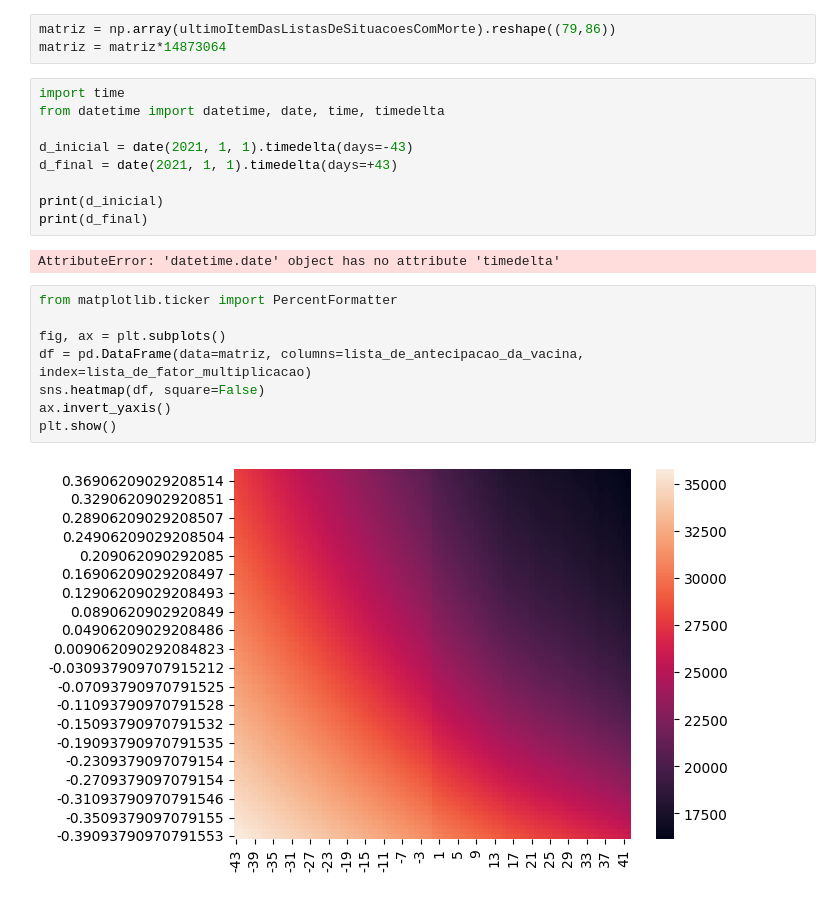
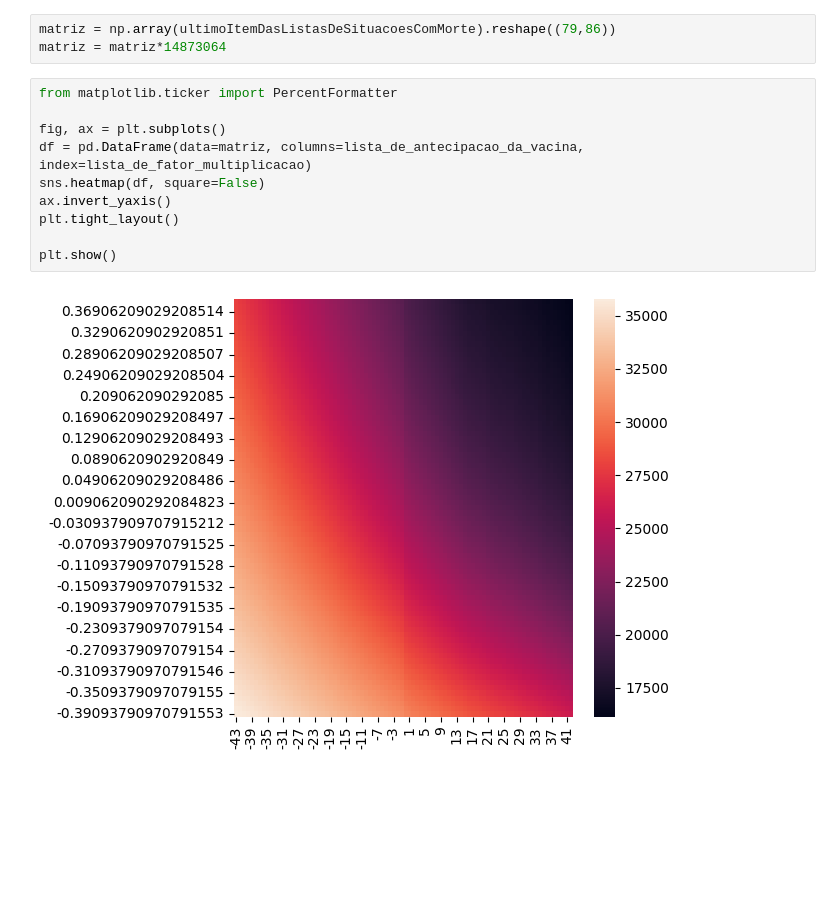
Before and after one commit to filipe7788/SEIHURD, a Jupyter notebook: cenarios_de_simulacao/mapa_de_calor.ipynb, the cells around one changed output. Cells and saved outputs as stored; diff of their text form; blank space fills up the shorter version.

```diff
--- a/cenarios_de_simulacao/mapa_de_calor.ipynb
+++ b/cenarios_de_simulacao/mapa_de_calor.ipynb
@@ -369,24 +369,15 @@ X,Y=np.meshgrid(lista_de_fator_multiplicacao,lista_de_antecipacao_da_vacina)
 # %%
 matriz = np.array(ultimoItemDasListasDeSituacoesComMorte).reshape((79,86))
 matriz = matriz*14873064
-# %%
-import time
-from datetime import datetime, date, time, timedelta
-
-d_inicial = date(2021, 1, 1).timedelta(days=-43)
-d_final = date(2021, 1, 1).timedelta(days=+43)
-
-print(d_inicial)
-print(d_final)
-# %% [output]
-AttributeError: 'datetime.date' object has no attribute 'timedelta'
 # %%
 from matplotlib.ticker import PercentFormatter
 
 fig, ax = plt.subplots()
 df = pd.DataFrame(data=matriz, columns=lista_de_antecipacao_da_vacina, index=lista_de_fator_multiplicacao)
 sns.heatmap(df, square=False)
 ax.invert_yaxis()
+plt.tight_layout()
+
 plt.show()
 # %% [output]
-[figure, old version]
+[figure, new version]
```
Also changed, not shown: 4 other files.
